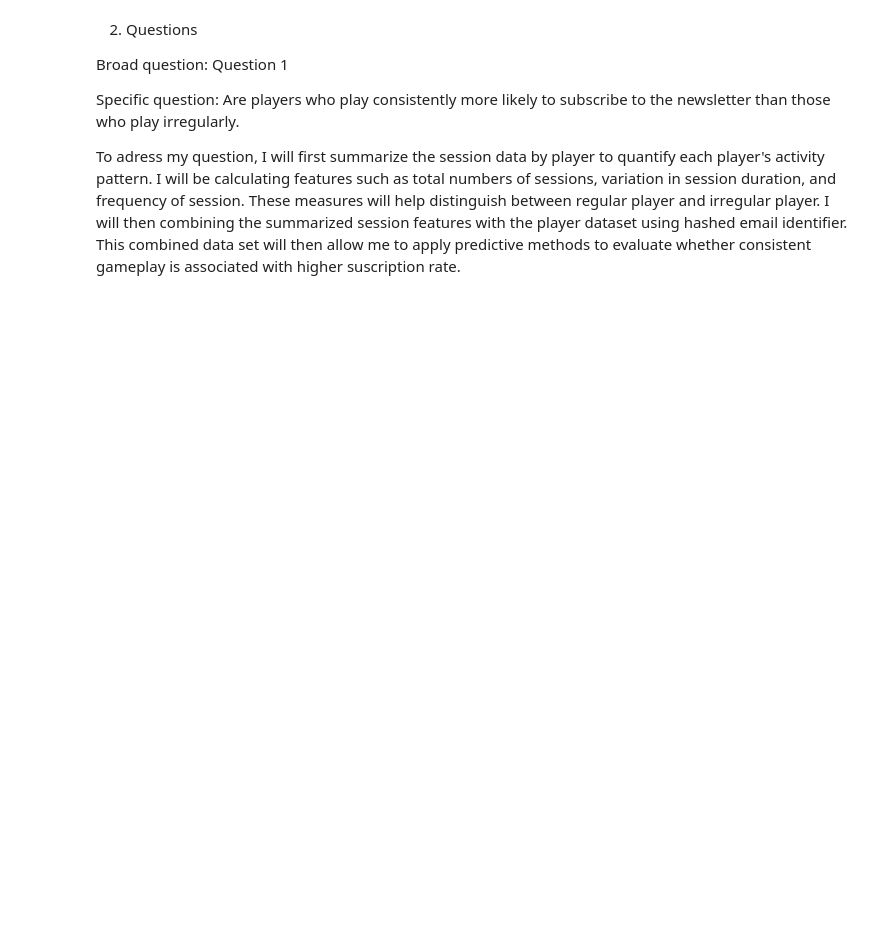
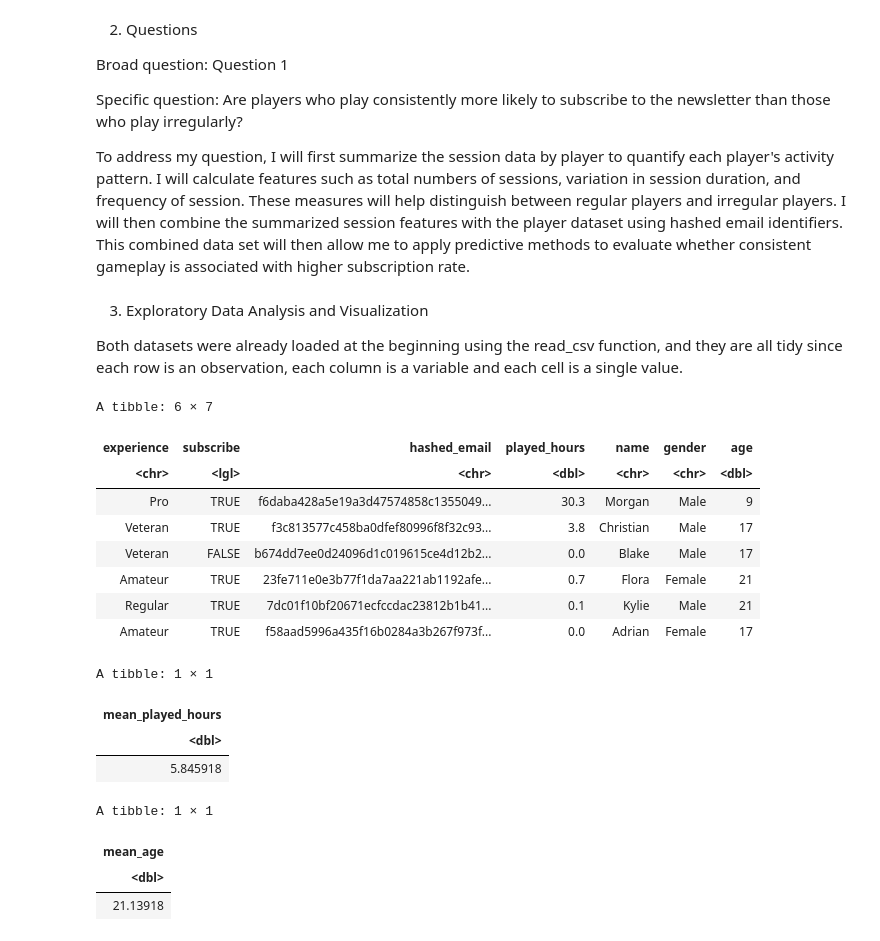
Before and after one commit to mersarashi/Data-Science-Project, a Jupyter notebook: planning_report_group_37.ipynb, the cells around one changed output. Saved outputs shown, nothing was run; the diff lists cells and outputs as text; code cells hidden in the pictures; blank space fills up the shorter version.

```diff
--- a/planning_report_group_37.ipynb
+++ b/planning_report_group_37.ipynb
@@ -178,8 +191,40 @@ The dataset "session_data" records how long the players play Minecraft in each s
 
 Broad question: Question 1
 
-Specific question: Are players who play consistently more likely to subscribe to the newsletter than those who play irregularly.
+Specific question: Are players who play consistently more likely to subscribe to the newsletter than those who play irregularly?
 
-To adress my question, I will first summarize the session data by player to quantify each player's activity pattern. I will be calculating features such as total numbers of sessions, variation in session duration, and frequency of session. These measures will help distinguish between regular player and irregular player. I will then combining the summarized session features with the player dataset using hashed email identifier. This combined data set will then allow me to apply predictive methods to evaluate whether consistent gameplay is associated with higher suscription rate.
+To address my question, I will first summarize the session data by player to quantify each player's activity pattern. I will calculate features such as total numbers of sessions, variation in session duration, and frequency of session. These measures will help distinguish between regular players and irregular players. I will then combine the summarized session features with the player dataset using hashed email identifiers. This combined data set will then allow me to apply predictive methods to evaluate whether consistent gameplay is associated with higher subscription rate.
+# %% [markdown]
+3. Exploratory Data Analysis and Visualization
+
+Both datasets were already loaded at the beginning using the read_csv function, and they are all tidy since each row is an observation, each column is a variable and each cell is a single value.
 # %%
-## 3. Exploratory Data Analysis and Visualization
+### Calculate mean for all numerical variables in player.csv ###
+head(player_data)
+
+mean_played_hours <- player_data |>
+summarize(mean_played_hours = mean(played_hours))
+
+mean_age <- player_data |>
+summarize(mean_age = mean(age, na.rm = TRUE))
+
+mean_played_hours
+mean_age
+# %% [output]
+A tibble: 6 × 7
+| experience | subscribe | hashed_email | played_hours | name | gender | age |
+| <chr> | <lgl> | <chr> | <dbl> | <chr> | <chr> | <dbl> |
+| Pro | TRUE | f6daba428a5e19a3d47574858c1355049... | 30.3 | Morgan | Male | 9 |
+| Veteran | TRUE | f3c813577c458ba0dfef80996f8f32c93... | 3.8 | Christian | Male | 17 |
+| Veteran | FALSE | b674dd7ee0d24096d1c019615ce4d12b2... | 0.0 | Blake | Male | 17 |
+| Amateur | TRUE | 23fe711e0e3b77f1da7aa221ab1192afe... | 0.7 | Flora | Female | 21 |
+| Regular | TRUE | 7dc01f10bf20671ecfccdac23812b1b41... | 0.1 | Kylie | Male | 21 |
+| Amateur | TRUE | f58aad5996a435f16b0284a3b267f973f... | 0.0 | Adrian | Female | 17 |
+A tibble: 1 × 1
+| mean_played_hours |
+| <dbl> |
+| 5.845918 |
+A tibble: 1 × 1
+| mean_age |
+| <dbl> |
+| 21.13918 |
```
Also changed, not shown: parts of 10 cells of this notebook.
